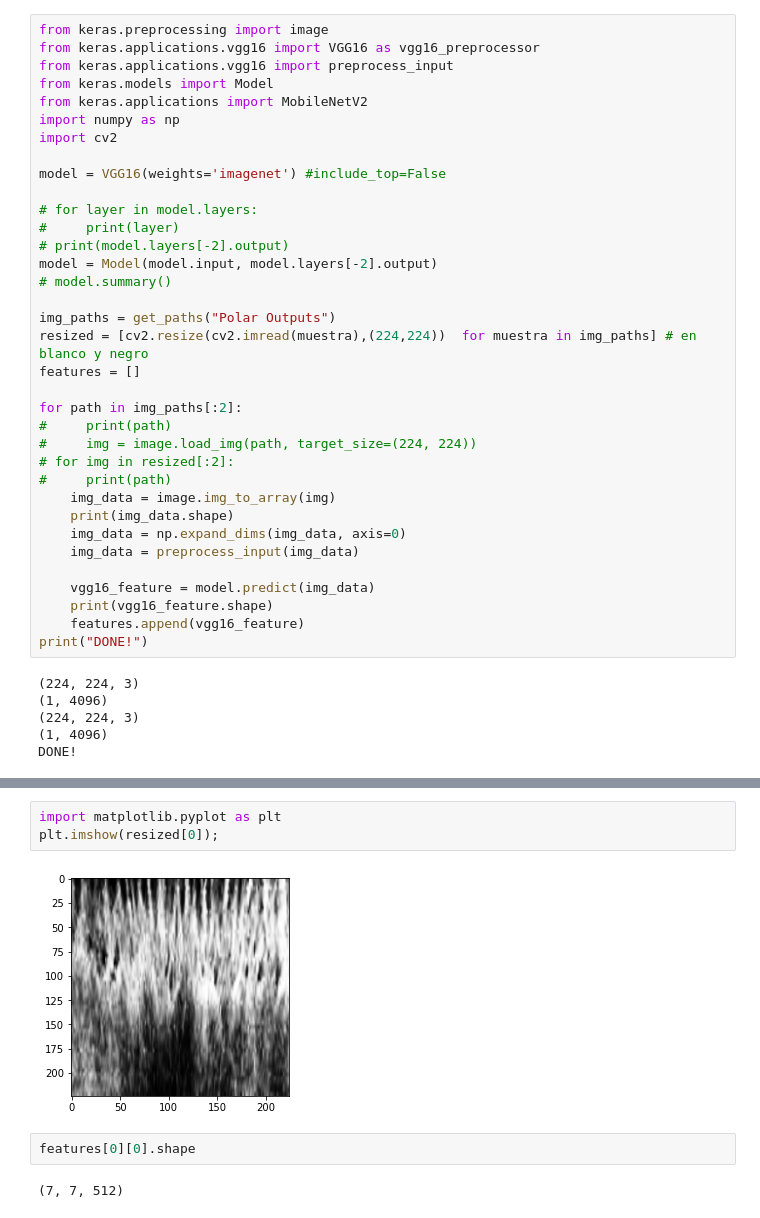
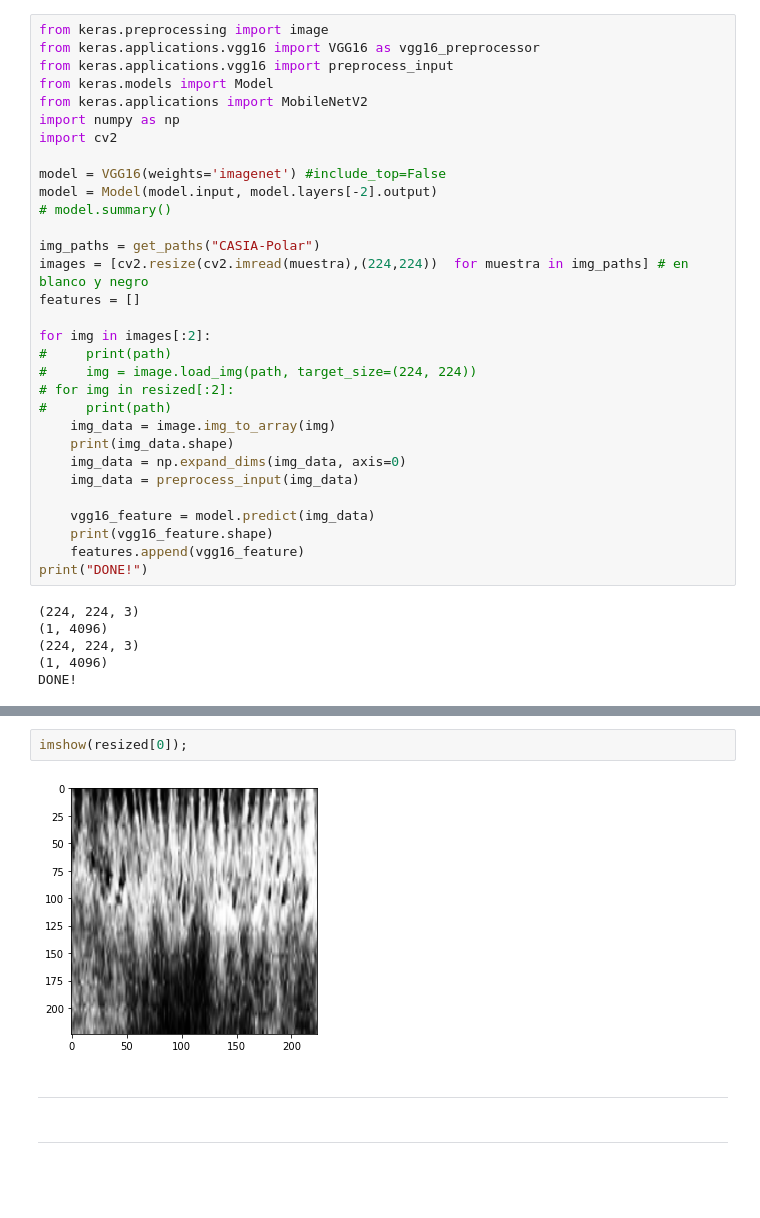
Before and after one commit to dbo1001/UBU-TFG-iris_classifier, a Jupyter notebook: notebooks/#7 Features extraction.ipynb, the cells around one changed output, grey strips where cells are left out. Drawn from its saved outputs; the diff is of its cells as text; blank space fills up the shorter version.

```diff
--- a/notebooks/#7 Features extraction.ipynb
+++ b/notebooks/#7 Features extraction.ipynb
@@ -50,18 +27,14 @@ import numpy as np
 import cv2
 
 model = VGG16(weights='imagenet') #include_top=False
-
-# for layer in model.layers:
-#     print(layer)
-# print(model.layers[-2].output)
 model = Model(model.input, model.layers[-2].output)
 # model.summary()
 
-img_paths = get_paths("Polar Outputs")
-resized = [cv2.resize(cv2.imread(muestra),(224,224))  for muestra in img_paths] # en blanco y negro
+img_paths = get_paths("CASIA-Polar")
+images = [cv2.resize(cv2.imread(muestra),(224,224))  for muestra in img_paths] # en blanco y negro
 features = []
 
-for path in img_paths[:2]:
+for img in images[:2]:
 #     print(path)
 #     img = image.load_img(path, target_size=(224, 224))
 # for img in resized[:2]:
@@ -90,9 +63,8 @@ features[0][0].shape, features[0][0][:10]
-# %%
-import matplotlib.pyplot as plt
-plt.imshow(resized[0]);
-# %% [output]
-[figure, removed]
-# %%
-features[0][0].shape
-# %% [output]
-(7, 7, 512)
+# %%
+imshow(resized[0]);
+# %% [output]
+[figure, added]
+# %% [markdown]
+--------------------------------
+# %% [markdown]
+---------------------
```
Also changed, not shown: parts of 15 cells of this notebook.
